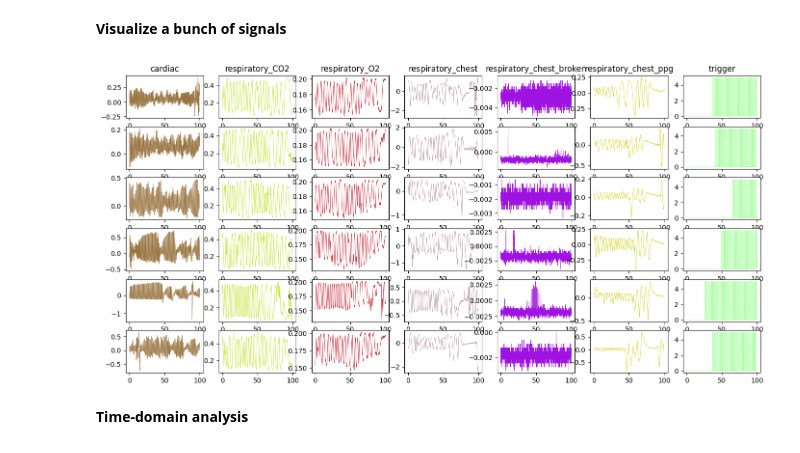
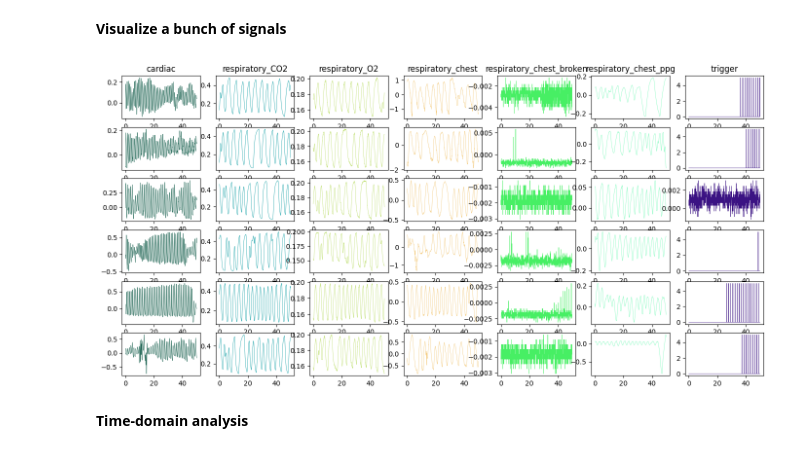
Before and after one commit to drombas/BHD-physiological-classification, a Jupyter notebook: notebooks/eda.ipynb, the cells around one changed output. Cells and saved outputs as stored; diff of their text form; code cells hidden in the pictures.

```diff
--- a/notebooks/eda.ipynb
+++ b/notebooks/eda.ipynb
@@ -70,23 +70,23 @@ ax.plot(t[:1000], y[:1000], linewidth=0.5)
 # %%
 classes = np.unique(df_lab.label)
 
 n_col = len(classes)
 n_row = 6
-n_samp = 2000
+n_samp = 1000
 
 fig, ax = plt.subplots(n_row, n_col, figsize=(17,8))
 
 for i_col, label in enumerate(classes):
     subset = df.loc[:, [classes[i_col] in i for i in df.columns]]
     color = np.random.rand(3)
 
     for i_row in range(n_row):
         y = subset.iloc[:, i_row]
         ax[i_row, i_col].plot(t[:n_samp], y[:n_samp], color=color, linewidth=0.5)
         if i_row == 0:
             ax[i_row, i_col].set_title(classes[i_col])
 # %% [output]
-[figure, old version]
+[figure, new version]
 # %% [markdown]
 **Time-domain analysis**
 # %%
```
Also changed, not shown: 2 other files.
